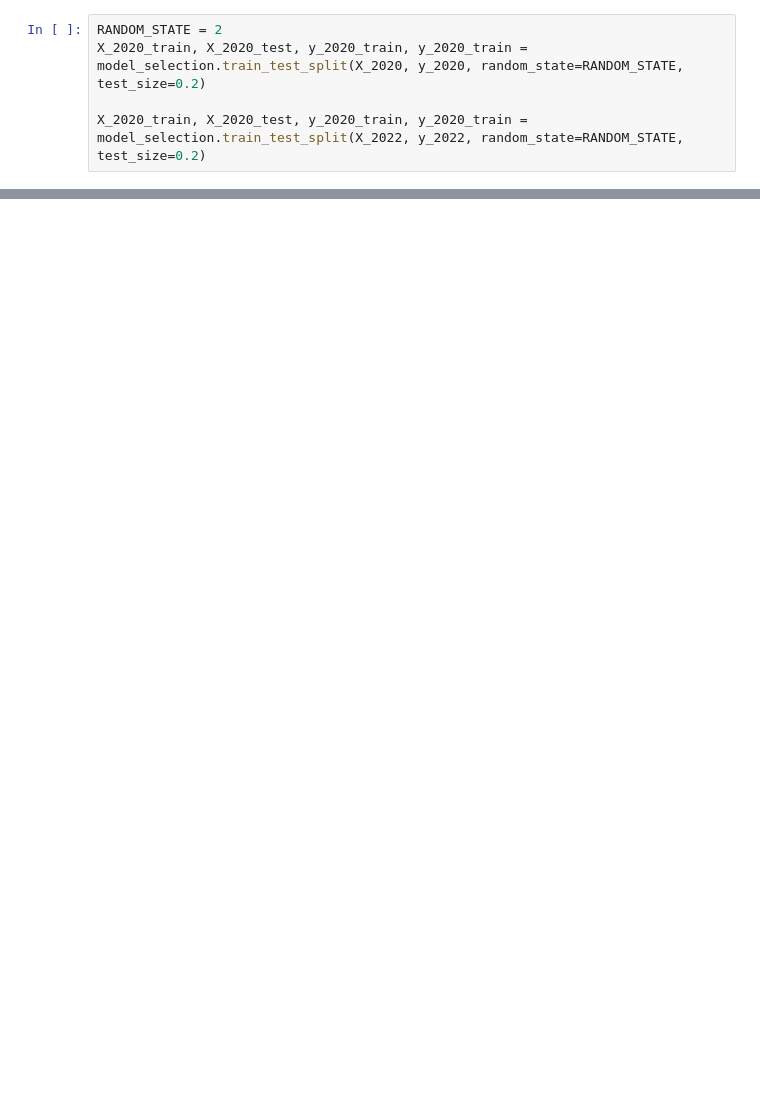
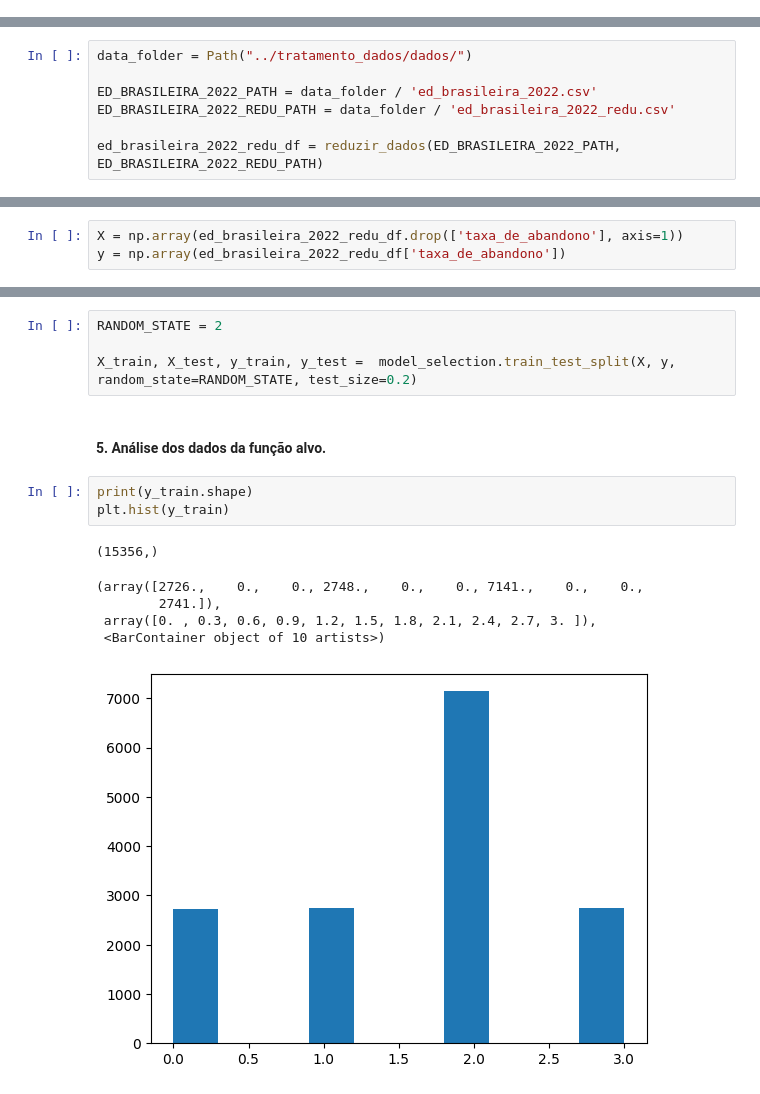
Before and after one commit to Gabyzera/ufpb_am, a Jupyter notebook: evasao_escolar/src/evasao_escolar.ipynb, the cells around one changed output, grey strips where cells are left out. Saved outputs shown, nothing was run; the diff lists cells and outputs as text; blank space fills up the shorter version.

```diff
--- a/evasao_escolar/src/evasao_escolar.ipynb
+++ b/evasao_escolar/src/evasao_escolar.ipynb
@@ -42,5 +0,0 @@ display(Markdown(f"### Número de exemplos ($N$): **{nRow}**, número de feature
-# %%
-RANDOM_STATE = 2
-X_2020_train, X_2020_test, y_2020_train, y_2020_train = model_selection.train_test_split(X_2020, y_2020, random_state=RANDOM_STATE, test_size=0.2)
-
-X_2020_train, X_2020_test, y_2020_train, y_2020_train = model_selection.train_test_split(X_2022, y_2022, random_state=RANDOM_STATE, test_size=0.2)
@@ -59,0 +25,7 @@ def normalizar_features(X_2020):
+# %%
+data_folder = Path("../tratamento_dados/dados/")
+
+ED_BRASILEIRA_2022_PATH = data_folder / 'ed_brasileira_2022.csv'
+ED_BRASILEIRA_2022_REDU_PATH = data_folder / 'ed_brasileira_2022_redu.csv'
+
+ed_brasileira_2022_redu_df = reduzir_dados(ED_BRASILEIRA_2022_PATH, ED_BRASILEIRA_2022_REDU_PATH)
@@ -59,0 +34,3 @@ def normalizar_features(X_2020):
+# %%
+X = np.array(ed_brasileira_2022_redu_df.drop(['taxa_de_abandono'], axis=1))
+y = np.array(ed_brasileira_2022_redu_df['taxa_de_abandono'])
@@ -59,0 +49,16 @@ def normalizar_features(X_2020):
+# %%
+RANDOM_STATE = 2
+
+X_train, X_test, y_train, y_test =  model_selection.train_test_split(X, y, random_state=RANDOM_STATE, test_size=0.2)
+# %% [markdown]
+#### 5. Análise dos dados da função alvo.
+# %%
+print(y_train.shape)
+plt.hist(y_train)
+# %% [output]
+(15356,)
+(array([2726.,    0.,    0., 2748.,    0.,    0., 7141.,    0.,    0.,
+        2741.]),
+ array([0. , 0.3, 0.6, 0.9, 1.2, 1.5, 1.8, 2.1, 2.4, 2.7, 3. ]),
+ <BarContainer object of 10 artists>)
+[figure, added]
```
Also changed, not shown: parts of 49 cells of this notebook, 2 other files.
